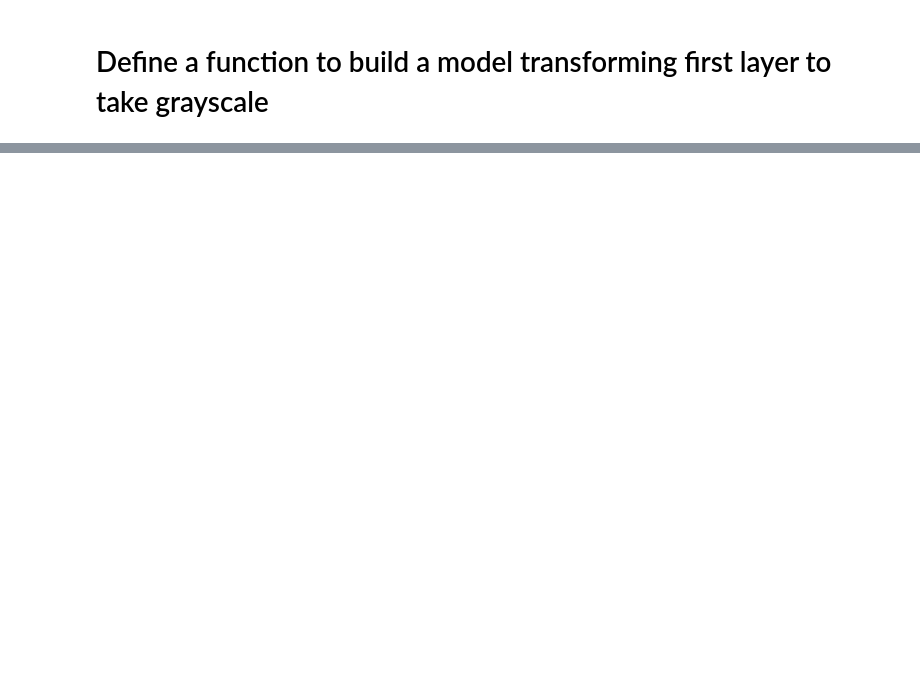
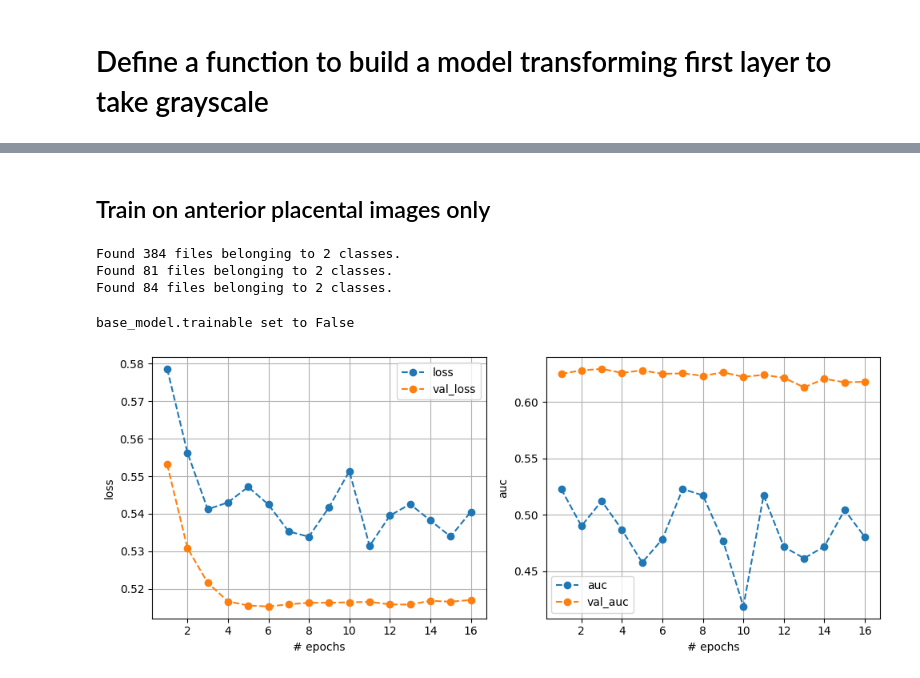
Before and after one commit to gwendysyd/Placenta-Insufficiency-Classification, a Jupyter notebook: src/3. Experiments/1. Deep Learning/7. Final trial (Optimization)/C3 - Optimized.ipynb, the cells around one changed output, grey strips where cells are left out. Saved outputs shown, nothing was run; the diff lists cells and outputs as text; code cells hidden in the pictures; blank space fills up the shorter version.

```diff
--- a/src/3. Experiments/1. Deep Learning/7. Final trial (Optimization)/C3 - Optimized.ipynb
+++ b/src/3. Experiments/1. Deep Learning/7. Final trial (Optimization)/C3 - Optimized.ipynb
@@ -646,0 +258,33 @@ def objective(trial):
+# %% [markdown]
+## Train on anterior placental images only
+# %%
+train_data = tf.keras.utils.image_dataset_from_directory(
+    '/input/a-c3-11-v2/cropped_train',
+    batch_size=32,
+    image_size=(224, 224),
+    color_mode='grayscale',
+    label_mode='binary',
+    class_names=['healthy', 'unhealthy']  # Assign class 0 to healthy and class 1 to unhealthy
+)
+
+val_data = tf.keras.utils.image_dataset_from_directory(
+    '/input/a-c3-11-v2/cropped_validation',
+    batch_size=32,
+    image_size=(224, 224),
+    color_mode='grayscale',
+    label_mode='binary',
+    class_names=['healthy', 'unhealthy']
+)
+
+test_data = tf.keras.utils.image_dataset_from_directory(
+    '/input/a-c3-11-v2/cropped_test',
+    batch_size=32,
+    image_size=(224, 224),
+    color_mode='grayscale',
+    label_mode='binary',
+    class_names=['healthy', 'unhealthy']
+)
+# %% [output]
+Found 384 files belonging to 2 classes.
+Found 81 files belonging to 2 classes.
+Found 84 files belonging to 2 classes.
@@ -646,0 +301,29 @@ def objective(trial):
+# %%
+base_resnet18 = ResNet18(weights='imagenet', include_top=False, input_shape=(224, 224, 3))
+
+model_resnet18 = build_model(base_model=base_resnet18, transfer_learning='Y')
+
+# Compilación de la red
+model_resnet18.compile(optimizer=Adam(learning_rate=1e-4), loss='binary_crossentropy', metrics=METRICS)
+# %% [output]
+base_model.trainable set to False
+# %%
+rn18_callback = tf.keras.callbacks.EarlyStopping(monitor='val_loss', patience=10)
+rn18_checkpoint = ModelCheckpoint('rn18_best_weights.h5', save_best_only=True, save_weights_only=True)
+rn18_plot_callback = PlotLearning()
+
+start = time.time()
+
+history = model_resnet18.fit(train_data_augmented,
+                    epochs=150,
+                    steps_per_epoch=len(train_data),
+                    validation_data=prep_val_data,
+                    callbacks=[rn18_callback, rn18_checkpoint, rn18_plot_callback],
+                    batch_size=32
+                    )
+
+end = time.time()
+
+print('Training time:', end - start, 'seconds')
+# %% [output]
+[figure, added]
```
Also changed, not shown: parts of 45 cells of this notebook, 3 other files.
